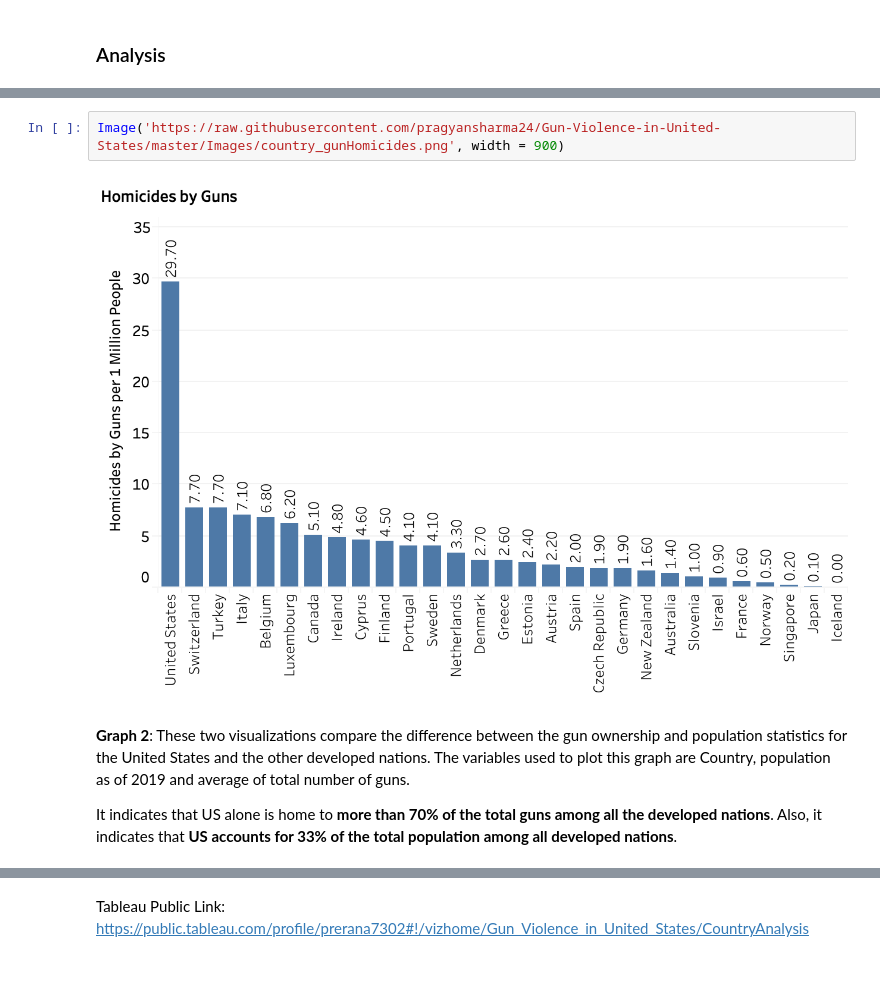
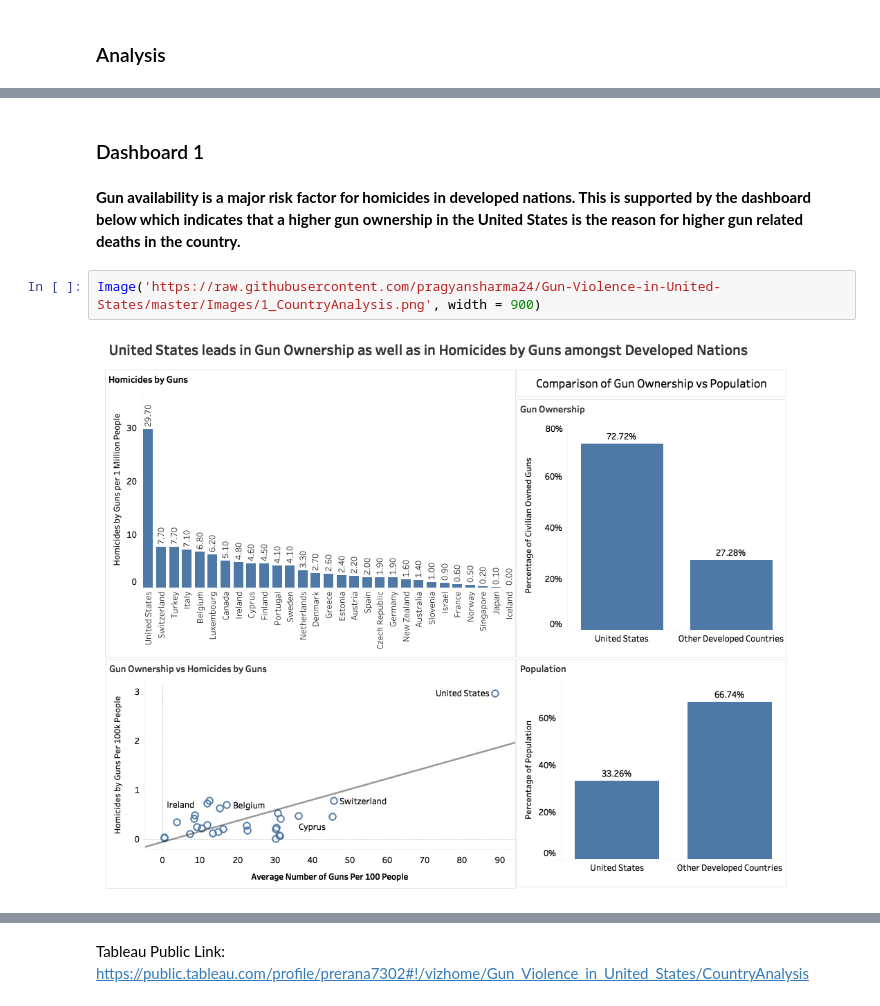
Before and after one commit to pragyansharma24/Gun-Violence-in-United-States, a Jupyter notebook: Gun_Violence_in_the_United_States_First_Version.ipynb, the cells around one changed output, grey strips where cells are left out. Cells and saved outputs as stored; diff of their text form; blank space fills up the shorter version.

```diff
--- a/Gun_Violence_in_the_United_States_First_Version.ipynb
+++ b/Gun_Violence_in_the_United_States_First_Version.ipynb
@@ -181,8 +201,8 @@ In this chart we can clearly see that United States is way ahead of other develo
+# %% [markdown]
+### Dashboard 1
+# %% [markdown]
+**Gun availability is a major risk factor for homicides in developed nations. This is supported by the dashboard below which indicates that a higher gun ownership in the United States is the reason for higher gun related deaths in the country.**
 # %%
-Image('https://raw.githubusercontent.com/pragyansharma24/Gun-Violence-in-United-States/master/Images/country_gunHomicides.png', width = 900)
+Image('https://raw.githubusercontent.com/pragyansharma24/Gun-Violence-in-United-States/master/Images/1_CountryAnalysis.png', width = 900)
 # %% [output]
-[figure, old version]
+[figure, new version]
-# %% [markdown]
-**Graph 2**: These two visualizations compare the difference between the gun ownership and population statistics for the United States and the other developed nations. The variables used to plot this graph are Country, population as of 2019 and  average of total number of guns.
-
-It indicates that US alone is home to <b>more than 70% of the total guns among all the developed nations</b>. Also, it indicates that <b>US accounts for 33% of the total population among all developed nations</b>.
```
Also changed, not shown: parts of 40 cells of this notebook.
